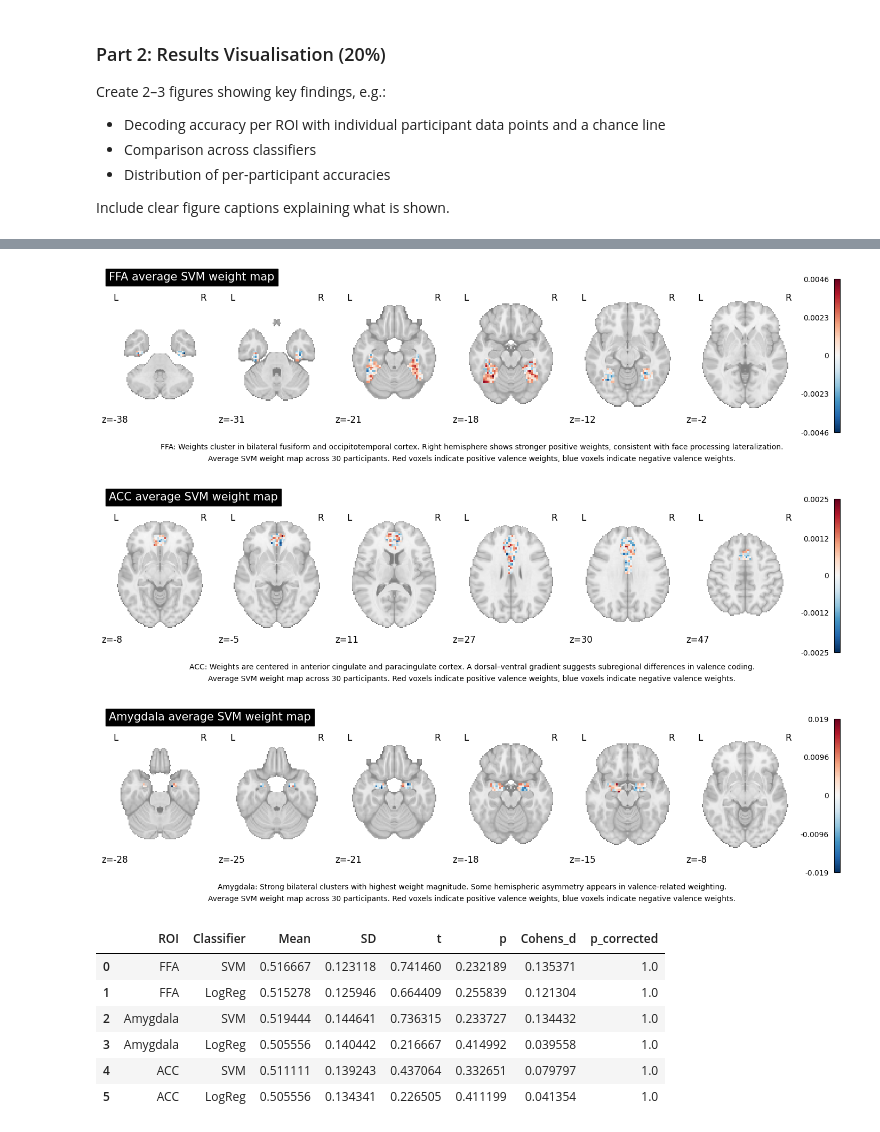
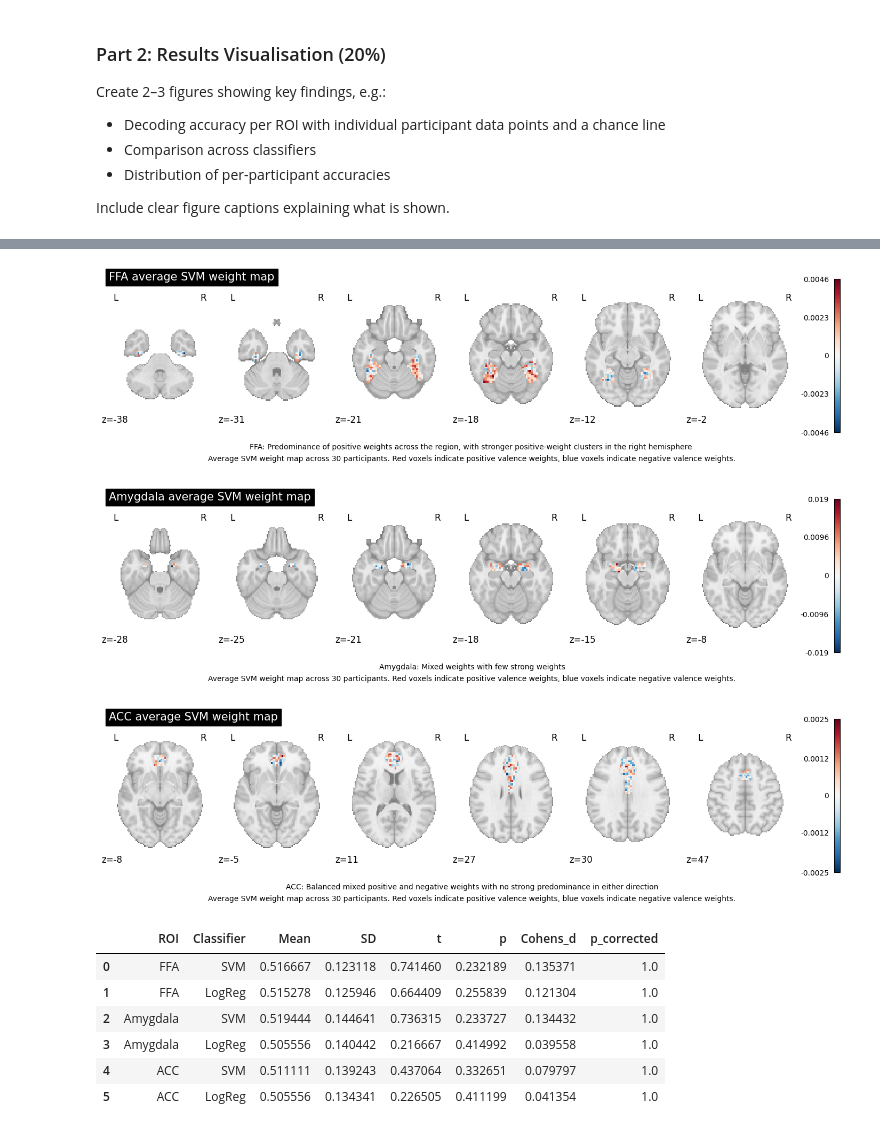
Before and after one commit to lynnv-hub/Mind_Reading, a Jupyter notebook: MVPA_Report2_Template.ipynb, the cells around one changed output, grey strips where cells are left out. Drawn from its saved outputs; the diff is of its cells as text; code cells hidden in the pictures.

```diff
--- a/MVPA_Report2_Template.ipynb
+++ b/MVPA_Report2_Template.ipynb
@@ -689,8 +695,8 @@ def compute_svm_weight_map(sub, roi_mask_mni):
 
 roi_weight_maps = {}
 
-for roi_name, roi_mask in rois.items():
-
+for roi_name in roi_order:
+    roi_mask = rois[roi_name]
     subject_maps = []
 
     for sub in subjects:
@@ -716,51 +722,49 @@ general_caption = (
 
 roi_captions = {
     "FFA": (
-        "FFA: Weights cluster in bilateral fusiform and occipitotemporal cortex. "
-        "Right hemisphere shows stronger positive weights, consistent with face processing lateralization."
+        "FFA: Predominance of positive weights across the region,"
+        " with stronger positive-weight clusters in the right hemisphere "
+    ),
+    "Amygdala": (
+        "Amygdala: Mixed weights with few strong weights"
     ),
     "ACC": (
-        "ACC: Weights are centered in anterior cingulate and paracingulate cortex. "
-        "A dorsal–ventral gradient suggests subregional differences in valence coding."
-    ),
-    "Amygdala": (
-        "Amygdala: Strong bilateral clusters with highest weight magnitude. "
-        "Some hemispheric asymmetry appears in valence-related weighting."
+        "ACC: Balanced mixed positive and negative weights with no strong predominance in either direction"
     )
 }
 
 for roi_name, weight_map in roi_weight_maps.items():
 
     plotting.plot_stat_map(
         weight_map,
         title=f'{roi_name} average SVM weight map',
         display_mode='z',
         cut_coords=6,
         colorbar=True
     )
 
     plt.figtext(
         0.5,
         -0.05,
         roi_captions[roi_name],
         wrap=True,
         ha='center',
     )
 
     # General caption (shared info)
     plt.figtext(
         0.5,
         -0.12,
         general_caption,
         wrap=True,
         ha='center',
     )
 
     plotting.show()
 # %% [output]
-[figure, old version]
+[figure, new version]
-[figure, old version]
+[figure, new version]
-[figure, old version]
+[figure, new version]
 # %%
 #Summary statistics table
 def cohens_d(accs, chance=0.5):
```
Also changed, not shown: parts of 9 cells of this notebook.
